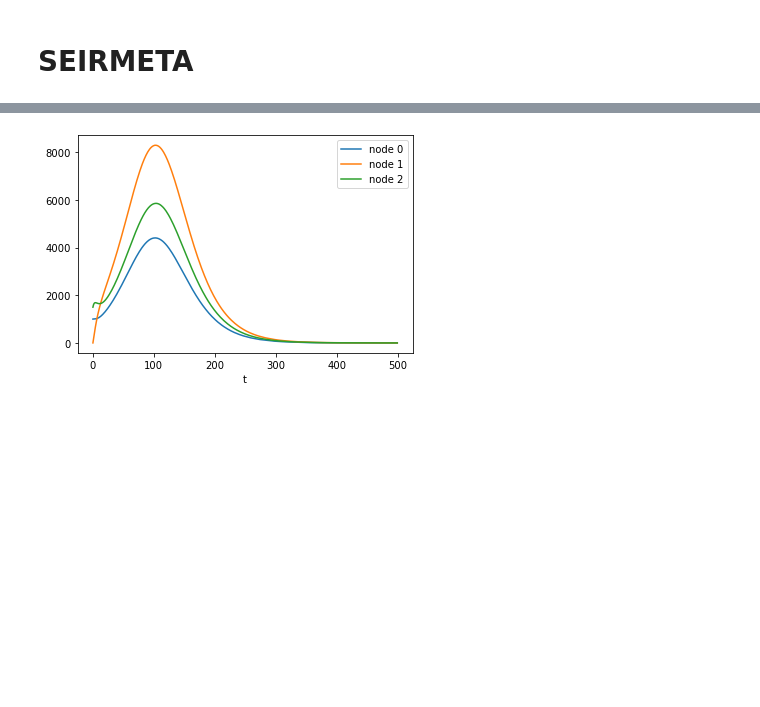
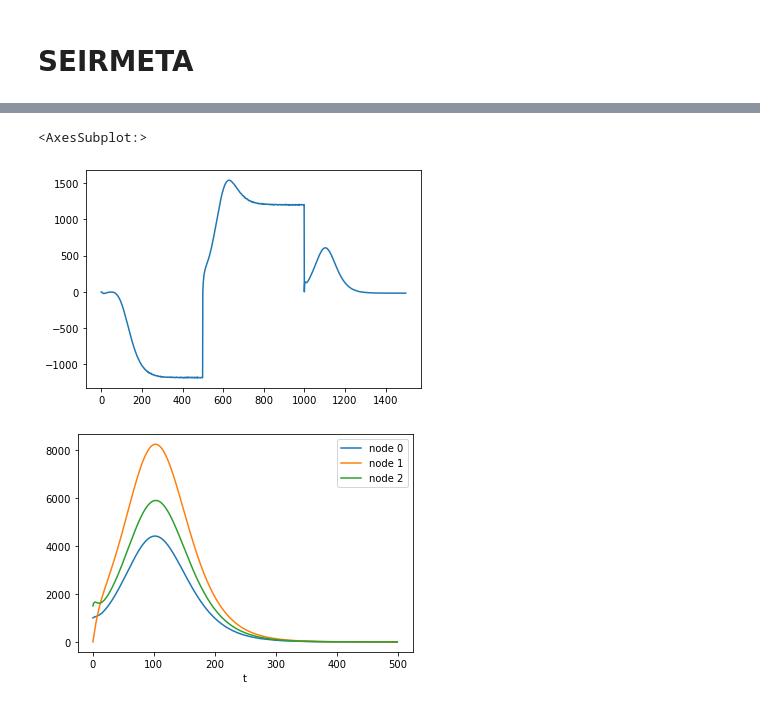
Before and after one commit to DLab/covid19geomodeller, a Jupyter notebook: backend/backend_meta_test.ipynb, the cells around one changed output, grey strips where cells are left out. Saved outputs shown, nothing was run; the diff lists cells and outputs as text; code cells hidden in the pictures; blank space fills up the shorter version.

```diff
--- a/backend/backend_meta_test.ipynb
+++ b/backend/backend_meta_test.ipynb
@@ -108,6 +133,11 @@ response = json.loads(dictFromServer['results']['model2'])
 # %%
 # Working with pandas dataframe
 responsedf = pd.DataFrame(response)
+# %%
+responsedf['R_d'].plot()
+# %% [output]
+<AxesSubplot:>
+[figure, added]
 # %%
 ax = plt.gca()
 for i in range(len(responsedf['node'].drop_duplicates())):
```
Also changed, not shown: parts of 5 cells of this notebook, 2 other files.
